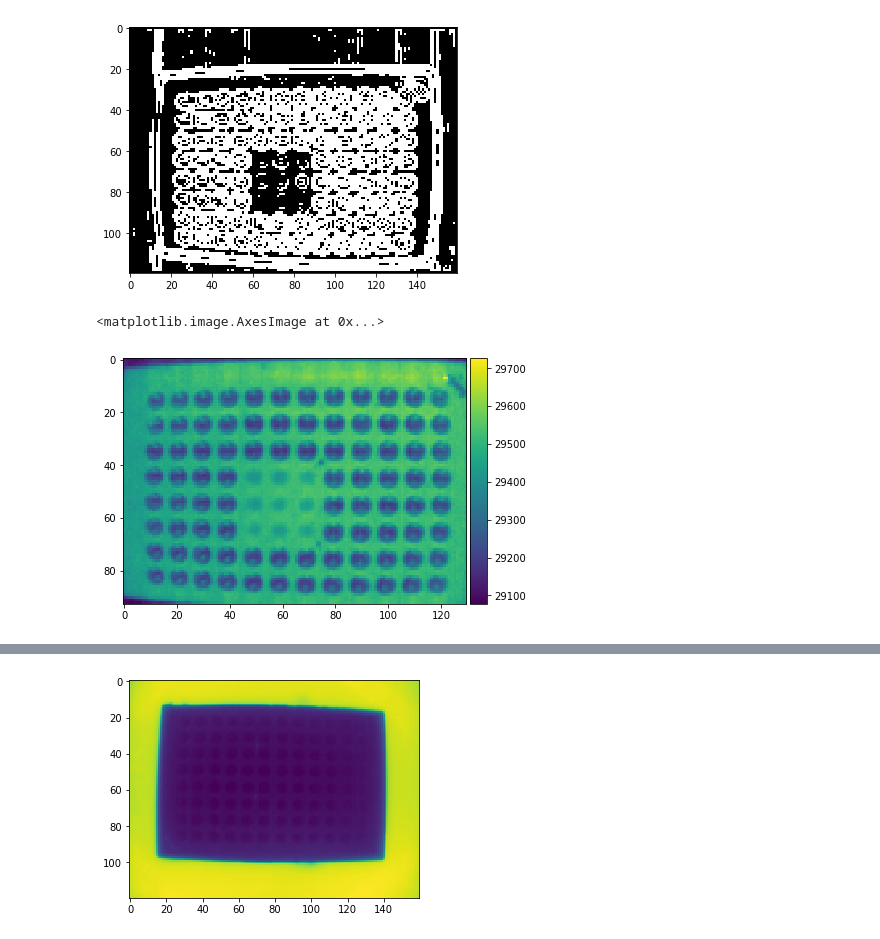
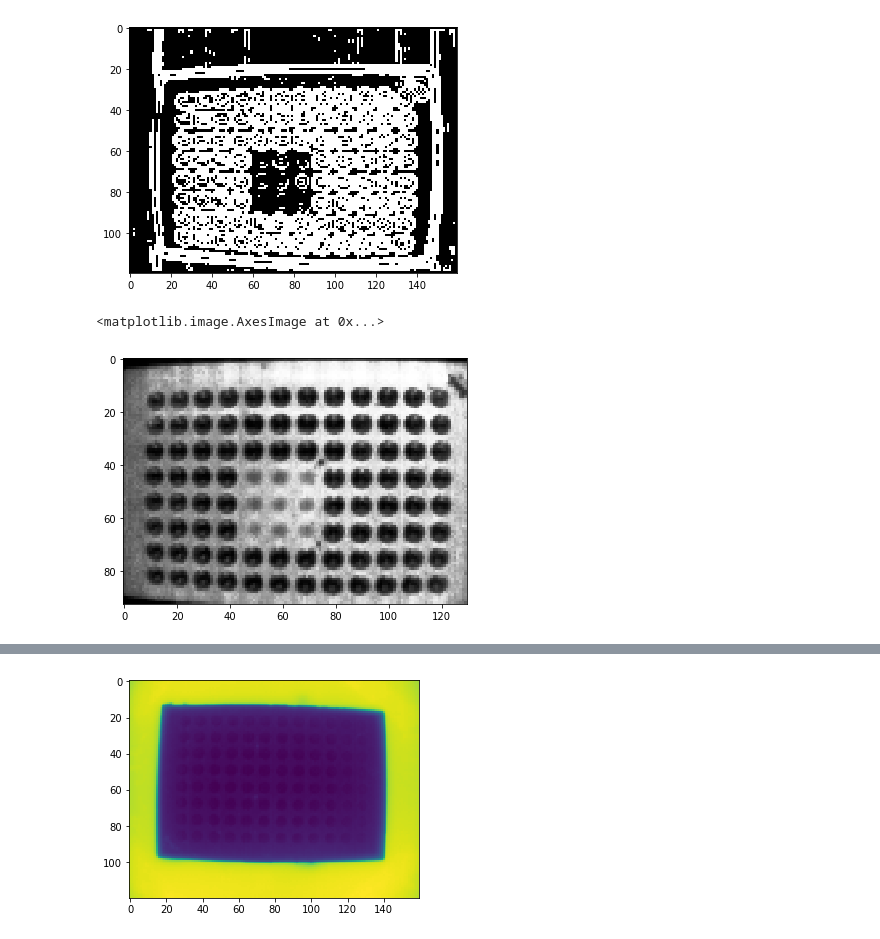
Before and after one commit to jrodguez/musical-robot, a Jupyter notebook: examples/ORB.ipynb, the cells around one changed output, grey strips where cells are left out. Saved outputs shown, nothing was run; the diff lists cells and outputs as text; code cells hidden in the pictures.

Commit message:
Equalized histogram(increased contrast)

```diff
--- a/examples/ORB.ipynb
+++ b/examples/ORB.ipynb
@@ -43,8 +49,9 @@ io.imshow(edges)
 [figure]
 # %%
 img1 = test_frames[400][20:113,15:145]
+sharp_img1 = equalize_hist(img1, nbins=256, mask=None)
 # %%
-io.imshow(img1)
+io.imshow(sharp_img1)
 # %% [output]
 <matplotlib.image.AxesImage at 0x...>
-[figure, old version]
+[figure, new version]
```
Also changed, not shown: parts of 18 cells of this notebook.
